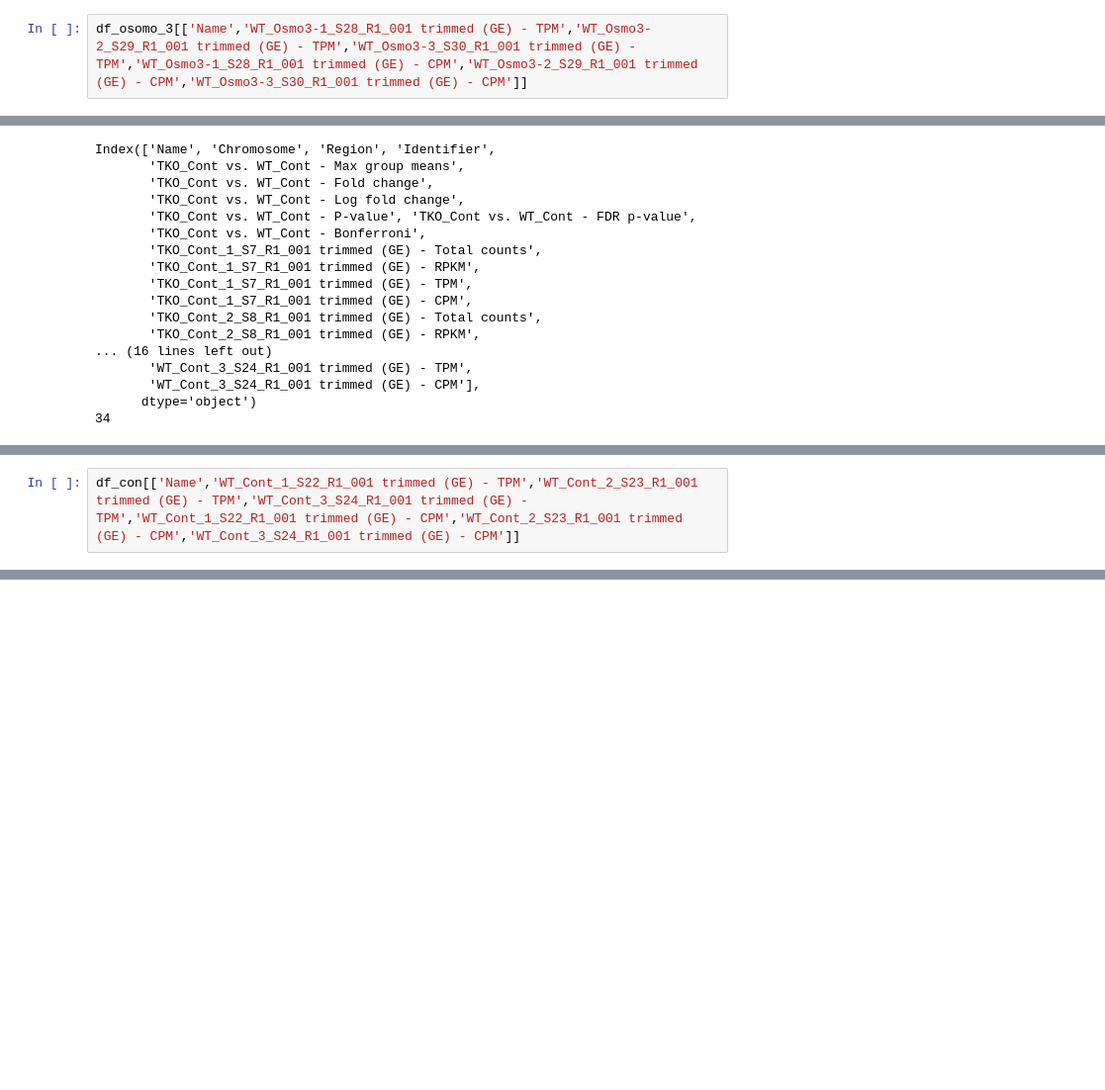
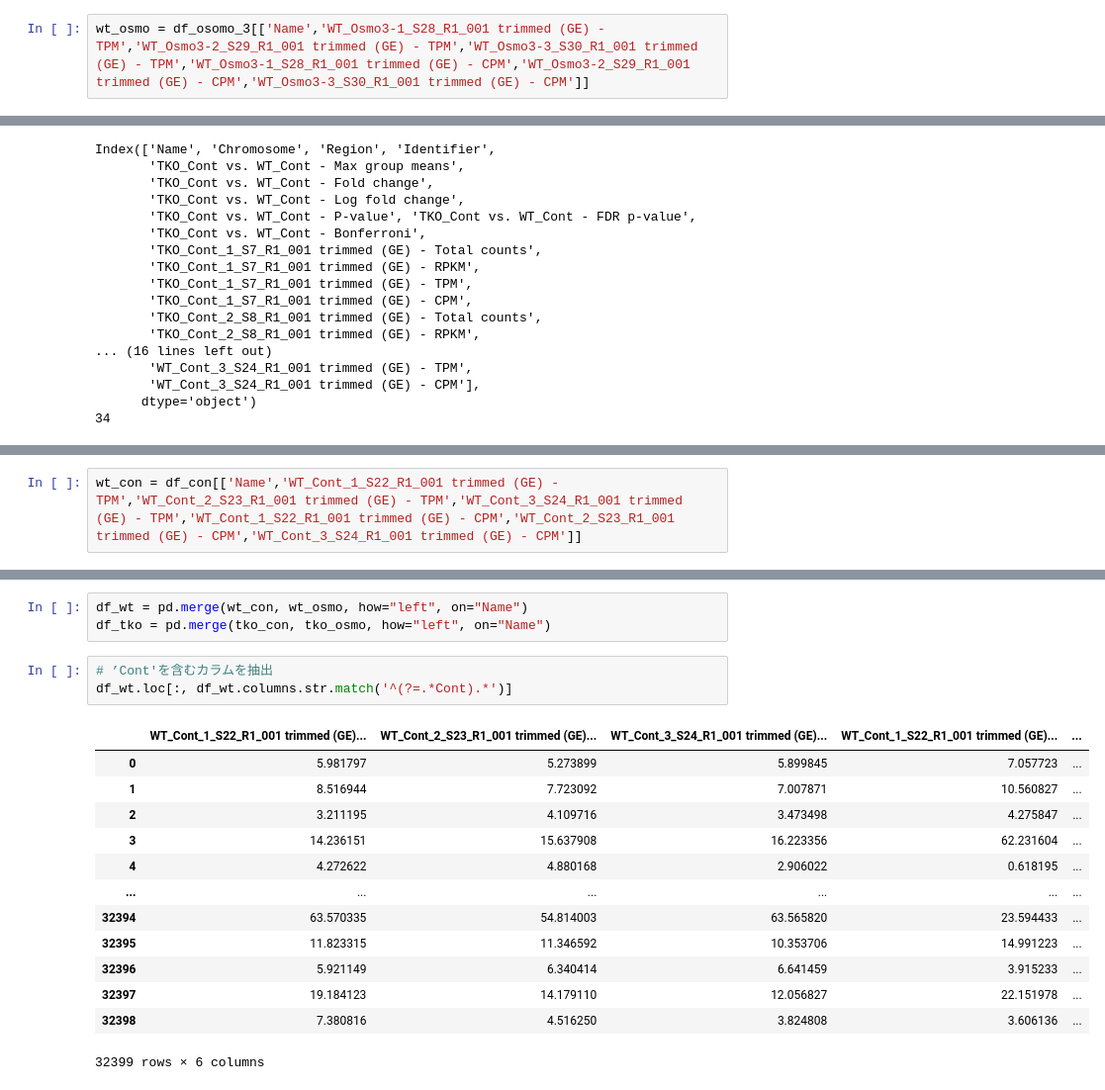
Before and after one commit to naonaonao708/bioinfo, a Jupyter notebook: tes_20220623.ipynb, the cells around one changed output, grey strips where cells are left out. Shown: that part at 99% size. Drawn from its saved outputs; the diff is of its cells as text; blank space fills up the shorter version.

```diff
--- a/tes_20220623.ipynb
+++ b/tes_20220623.ipynb
@@ -63,2 +49,2 @@ df_osomo_3[['Name','TKO_Osmo3-1_S13_R1_001 trimmed (GE) - TPM','TKO_Osmo3-2_S14_
 # %%
-df_osomo_3[['Name','WT_Osmo3-1_S28_R1_001 trimmed (GE) - TPM','WT_Osmo3-2_S29_R1_001 trimmed (GE) - TPM','WT_Osmo3-3_S30_R1_001 trimmed (GE) - TPM','WT_Osmo3-1_S28_R1_001 trimmed (GE) - CPM','WT_Osmo3-2_S29_R1_001 trimmed (GE) - CPM','WT_Osmo3-3_S30_R1_001 trimmed (GE) - CPM']]
+wt_osmo = df_osomo_3[['Name','WT_Osmo3-1_S28_R1_001 trimmed (GE) - TPM','WT_Osmo3-2_S29_R1_001 trimmed (GE) - TPM','WT_Osmo3-3_S30_R1_001 trimmed (GE) - TPM','WT_Osmo3-1_S28_R1_001 trimmed (GE) - CPM','WT_Osmo3-2_S29_R1_001 trimmed (GE) - CPM','WT_Osmo3-3_S30_R1_001 trimmed (GE) - CPM']]
@@ -132,2 +90,2 @@ df_con[['Name','TKO_Cont_1_S7_R1_001 trimmed (GE) - TPM','TKO_Cont_2_S8_R1_001 t
 # %%
-df_con[['Name','WT_Cont_1_S22_R1_001 trimmed (GE) - TPM','WT_Cont_2_S23_R1_001 trimmed (GE) - TPM','WT_Cont_3_S24_R1_001 trimmed (GE) - TPM','WT_Cont_1_S22_R1_001 trimmed (GE) - CPM','WT_Cont_2_S23_R1_001 trimmed (GE) - CPM','WT_Cont_3_S24_R1_001 trimmed (GE) - CPM']]
+wt_con = df_con[['Name','WT_Cont_1_S22_R1_001 trimmed (GE) - TPM','WT_Cont_2_S23_R1_001 trimmed (GE) - TPM','WT_Cont_3_S24_R1_001 trimmed (GE) - TPM','WT_Cont_1_S22_R1_001 trimmed (GE) - CPM','WT_Cont_2_S23_R1_001 trimmed (GE) - CPM','WT_Cont_3_S24_R1_001 trimmed (GE) - CPM']]
@@ -147,0 +92,20 @@ df_con[['Name','WT_Cont_1_S22_R1_001 trimmed (GE) - TPM','WT_Cont_2_S23_R1_001 t
+# %%
+df_wt = pd.merge(wt_con, wt_osmo, how="left", on="Name")
+df_tko = pd.merge(tko_con, tko_osmo, how="left", on="Name")
+# %%
+# ’Cont'を含むカラムを抽出
+df_wt.loc[:, df_wt.columns.str.match('^(?=.*Cont).*')]
+# %% [output]
+|  | WT_Cont_1_S22_R1_001 trimmed (GE)... | WT_Cont_2_S23_R1_001 trimmed (GE)... | WT_Cont_3_S24_R1_001 trimmed (GE)... | WT_Cont_1_S22_R1_001 trimmed (GE)... | ... |
+| 0 | 5.981797 | 5.273899 | 5.899845 | 7.057723 | ... |
+| 1 | 8.516944 | 7.723092 | 7.007871 | 10.560827 | ... |
+| 2 | 3.211195 | 4.109716 | 3.473498 | 4.275847 | ... |
+| 3 | 14.236151 | 15.637908 | 16.223356 | 62.231604 | ... |
+| 4 | 4.272622 | 4.880168 | 2.906022 | 0.618195 | ... |
+| ... | ... | ... | ... | ... | ... |
+| 32394 | 63.570335 | 54.814003 | 63.565820 | 23.594433 | ... |
+| 32395 | 11.823315 | 11.346592 | 10.353706 | 14.991223 | ... |
+| 32396 | 5.921149 | 6.340414 | 6.641459 | 3.915233 | ... |
+| 32397 | 19.184123 | 14.179110 | 12.056827 | 22.151978 | ... |
+| 32398 | 7.380816 | 4.516250 | 3.824808 | 3.606136 | ... |
+32399 rows × 6 columns
```
Also changed, not shown: parts of 4 cells of this notebook.
